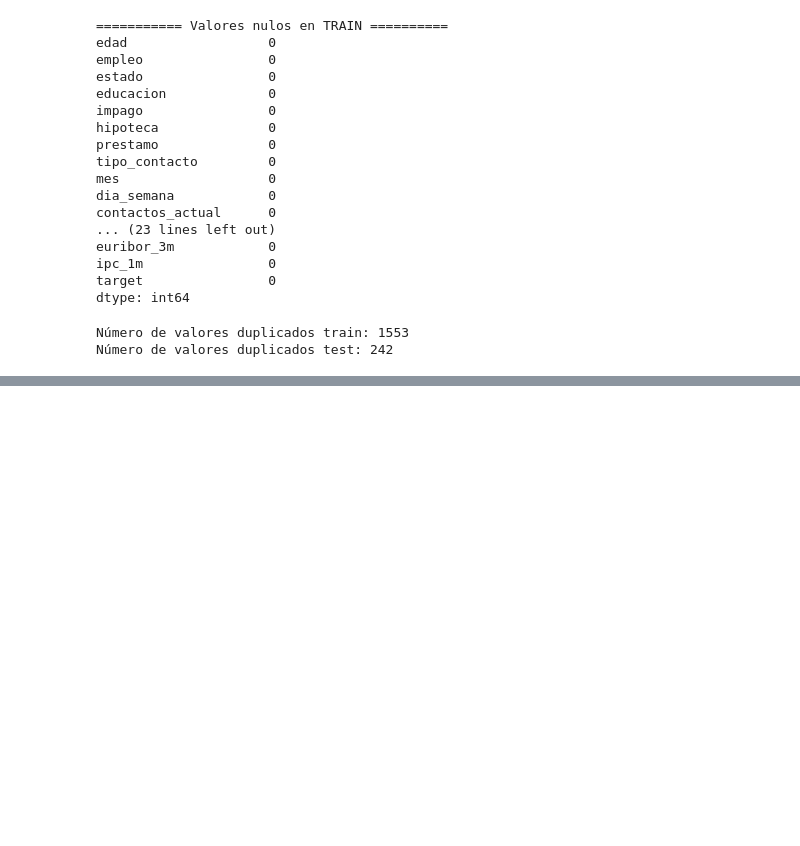
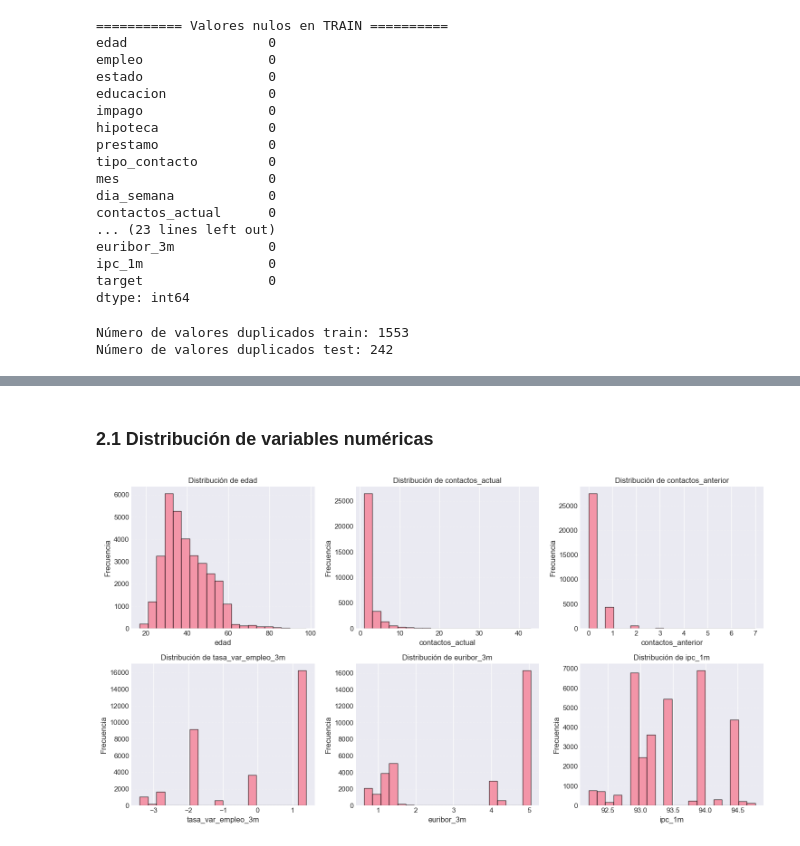
Before and after one commit to Geovart/Machine-learning-project-for-contract-prediction, a Jupyter notebook: notebook/Proyecto-prediccion-contratos.ipynb, the cells around one changed output, grey strips where cells are left out. Drawn from its saved outputs; the diff is of its cells as text; code cells hidden in the pictures; blank space fills up the shorter version.

Commit message:
Los datos están limpios, escalados y listos para modelar

```diff
--- a/notebook/Proyecto-prediccion-contratos.ipynb
+++ b/notebook/Proyecto-prediccion-contratos.ipynb
@@ -143,0 +151,14 @@ Número de valores duplicados test: 242
+# %%
+
+cat_cols = data_train.select_dtypes(include='object').columns.tolist()
+num_cols = data_train.select_dtypes(include=['int64', 'float64']).columns.tolist()
+print("\n============== TIPOS DE VARIABLES ================")
+print(f"Variables categóricas: {cat_cols}")
+print(f"Variables numéricas: {num_cols}")
+
+print("\n============== VALORES ÚNICOS POR COLUMNA ================")
+for col in data_train.columns:
+    unique_vals = data_train[col].nunique()
+    print(f"\n{col}: {unique_vals} valores únicos")
+    if unique_vals < 15:
+        print(f"  Valores: {data_train[col].unique()}")
@@ -143,0 +183,36 @@ Número de valores duplicados test: 242
+# %% [markdown]
+### 2.1 Distribución de variables numéricas
+# %%
+import math
+
+import math
+#Número de columnas numéricas
+n_cols = len(num_cols)
+
+# Definir filas y columnas del subplot
+n_rows = math.ceil(n_cols / 3)
+n_cols_subplot = 3
+
+fig, axes = plt.subplots(n_rows, n_cols_subplot, figsize=(15, 4 * n_rows))
+axes = axes.flatten()  # Para iterar fácilmente
+
+for i, col in enumerate(num_cols):
+    axes[i].hist(
+        data_train[col],
+        bins=20,
+        edgecolor='black',
+        alpha=0.7
+    )
+    axes[i].set_title(f"Distribución de {col}")
+    axes[i].set_xlabel(col)
+    axes[i].set_ylabel("Frecuencia")
+    axes[i].grid(axis='y', linestyle='--', alpha=0.3)
+
+# Eliminar subplots vacíos si sobran
+for j in range(i + 1, len(axes)):
+    fig.delaxes(axes[j])
+
+plt.tight_layout()
+plt.show()
+# %% [output]
+[figure, added]
```
Also changed, not shown: parts of 21 cells of this notebook.
